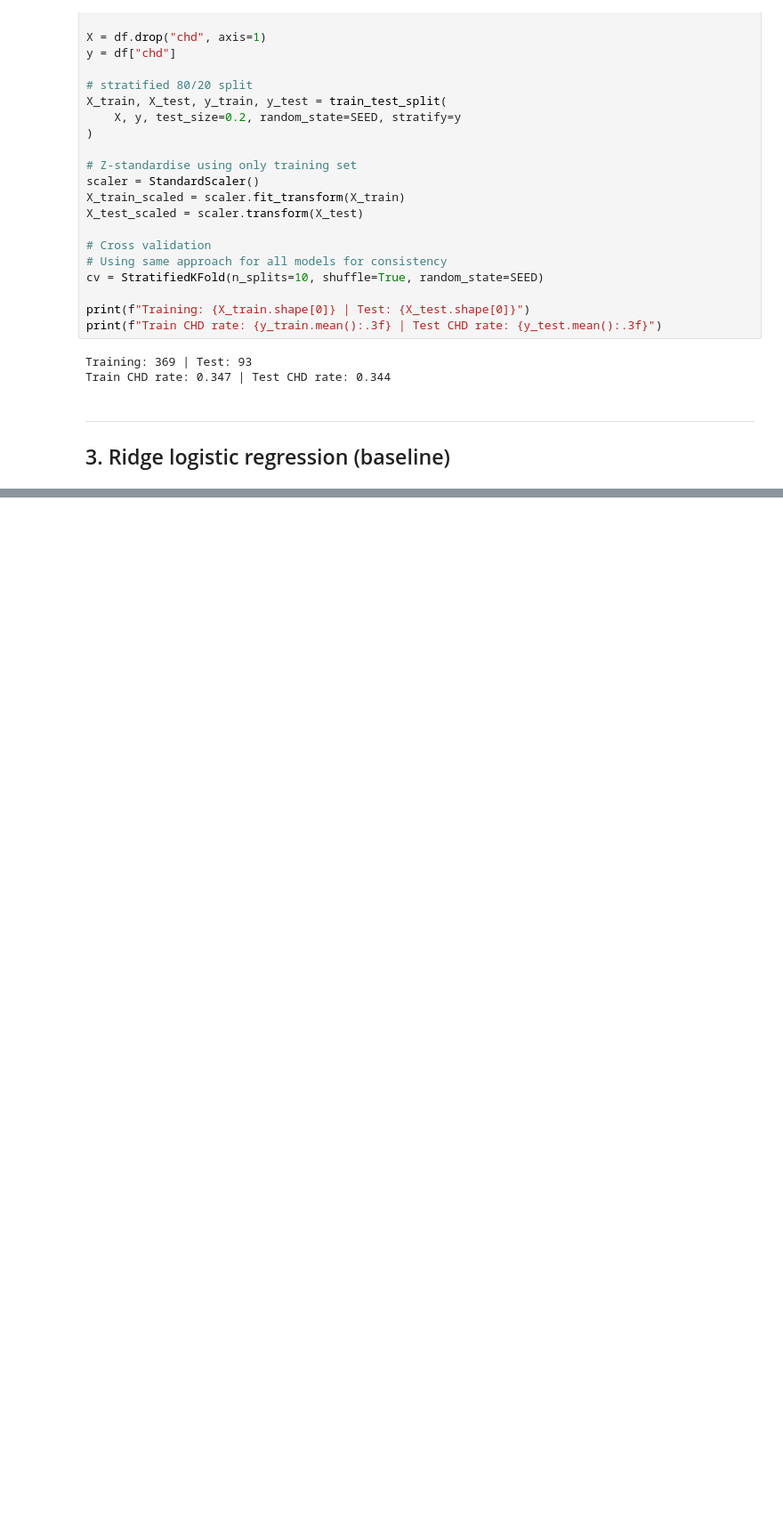
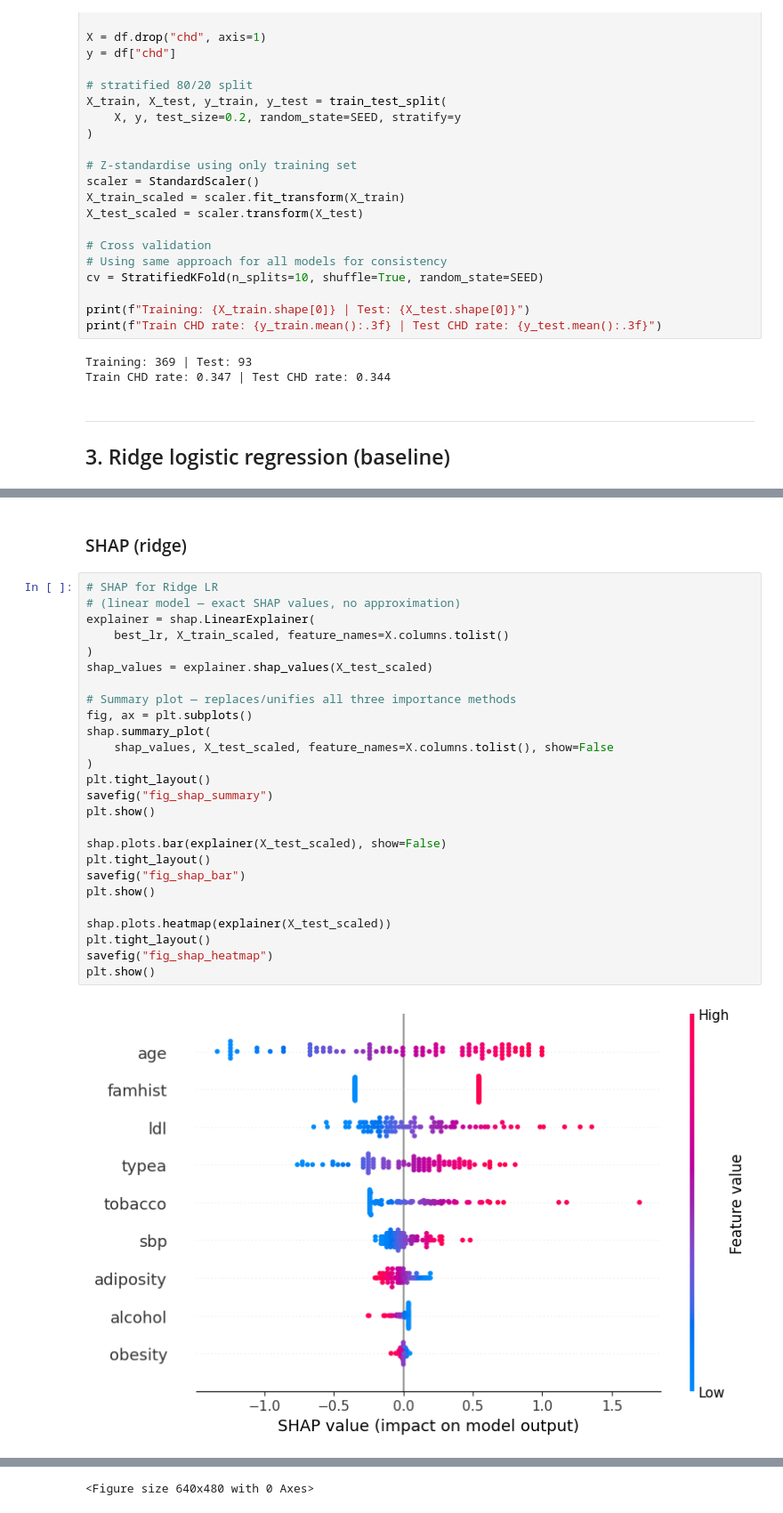
Before and after one commit to ytterbiu/SMM636-ML-a02-heart-disease, a Jupyter notebook: ml-smm636-a02-heart-disease.ipynb, the cells around one changed output, grey strips where cells are left out. Shown at 89% size. Drawn from its saved outputs; the diff is of its cells as text; blank space fills up the shorter version.

```diff
--- a/ml-smm636-a02-heart-disease.ipynb
+++ b/ml-smm636-a02-heart-disease.ipynb
@@ -477,0 +671,30 @@ Train CHD rate: 0.347 | Test CHD rate: 0.344
+# %% [markdown]
+### SHAP (ridge)
+# %%
+# SHAP for Ridge LR
+# (linear model — exact SHAP values, no approximation)
+explainer = shap.LinearExplainer(
+    best_lr, X_train_scaled, feature_names=X.columns.tolist()
+)
+shap_values = explainer.shap_values(X_test_scaled)
+
+# Summary plot — replaces/unifies all three importance methods
+fig, ax = plt.subplots()
+shap.summary_plot(
+    shap_values, X_test_scaled, feature_names=X.columns.tolist(), show=False
+)
+plt.tight_layout()
+savefig("fig_shap_summary")
+plt.show()
+
+shap.plots.bar(explainer(X_test_scaled), show=False)
+plt.tight_layout()
+savefig("fig_shap_bar")
+plt.show()
+
+shap.plots.heatmap(explainer(X_test_scaled))
+plt.tight_layout()
+savefig("fig_shap_heatmap")
+plt.show()
+# %% [output]
+[figure, added]
@@ -477,0 +703 @@ Train CHD rate: 0.347 | Test CHD rate: 0.344
+<Figure size 640x480 with 0 Axes>
```
Also changed, not shown: parts of 67 cells of this notebook, 3 other files.
